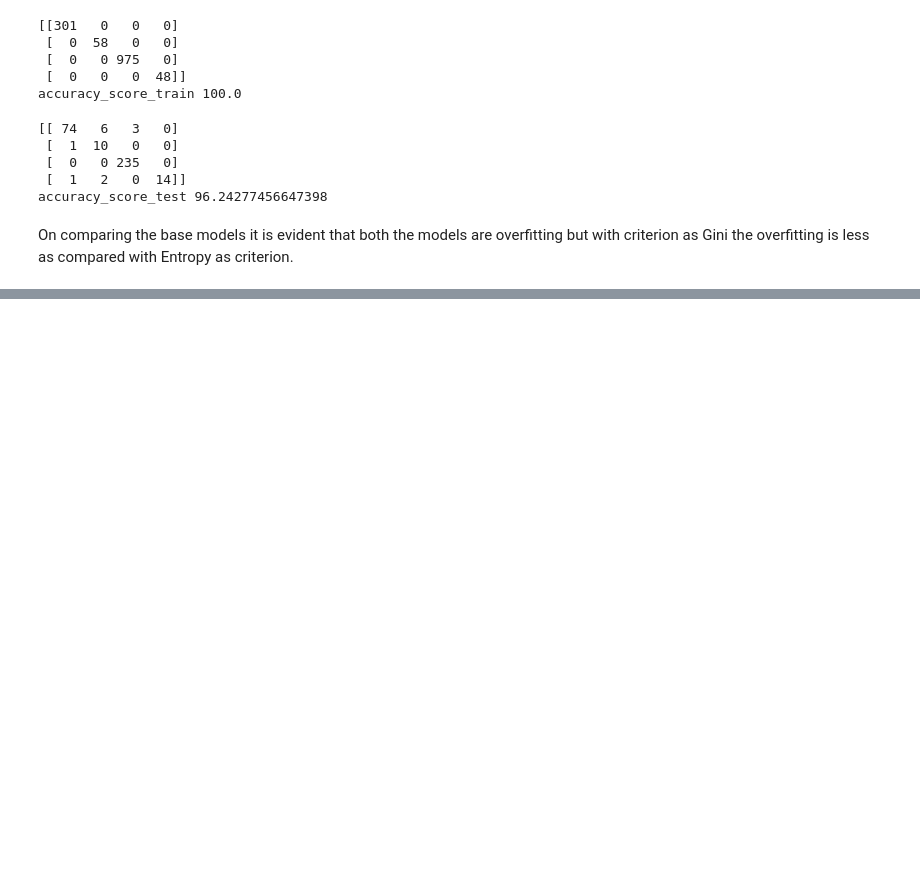
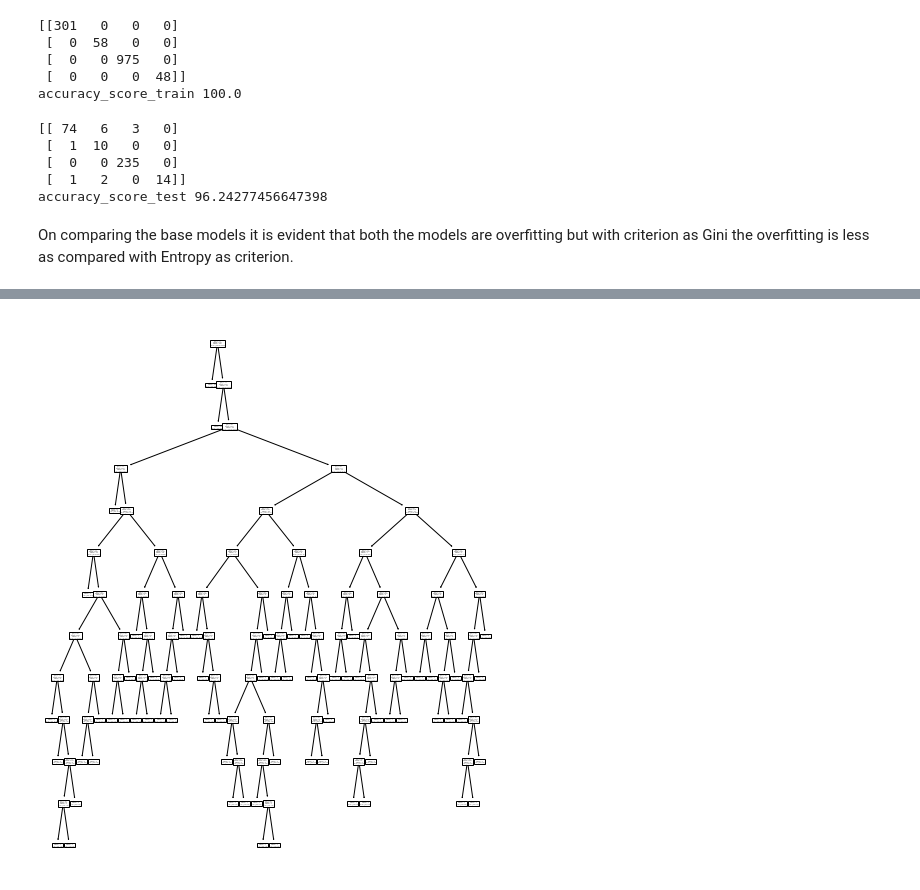
Before and after one commit to SwatiBGupta1110/ML_TreeAlgorithms, a Jupyter notebook: DecisionTree/Car_Condition_Evaluation_DecisionTree.ipynb, the cells around one changed output, grey strips where cells are left out. Drawn from its saved outputs; the diff is of its cells as text; code cells hidden in the pictures; blank space fills up the shorter version.

```diff
--- a/DecisionTree/Car_Condition_Evaluation_DecisionTree.ipynb
+++ b/DecisionTree/Car_Condition_Evaluation_DecisionTree.ipynb
@@ -229,0 +242,8 @@ On comparing the base models it is evident that both the models are overfitting
+# %%
+plt.figure(figsize=(8,10))
+entropy_dt_clf=DecisionTreeClassifier(criterion="entropy")
+tree.plot_tree(entropy_dt_clf.fit(X_train,y_train))
+plt.show()
+#Max_Depth is 12 here
+# %% [output]
+[figure, added]
```
Also changed, not shown: parts of 34 cells of this notebook.
